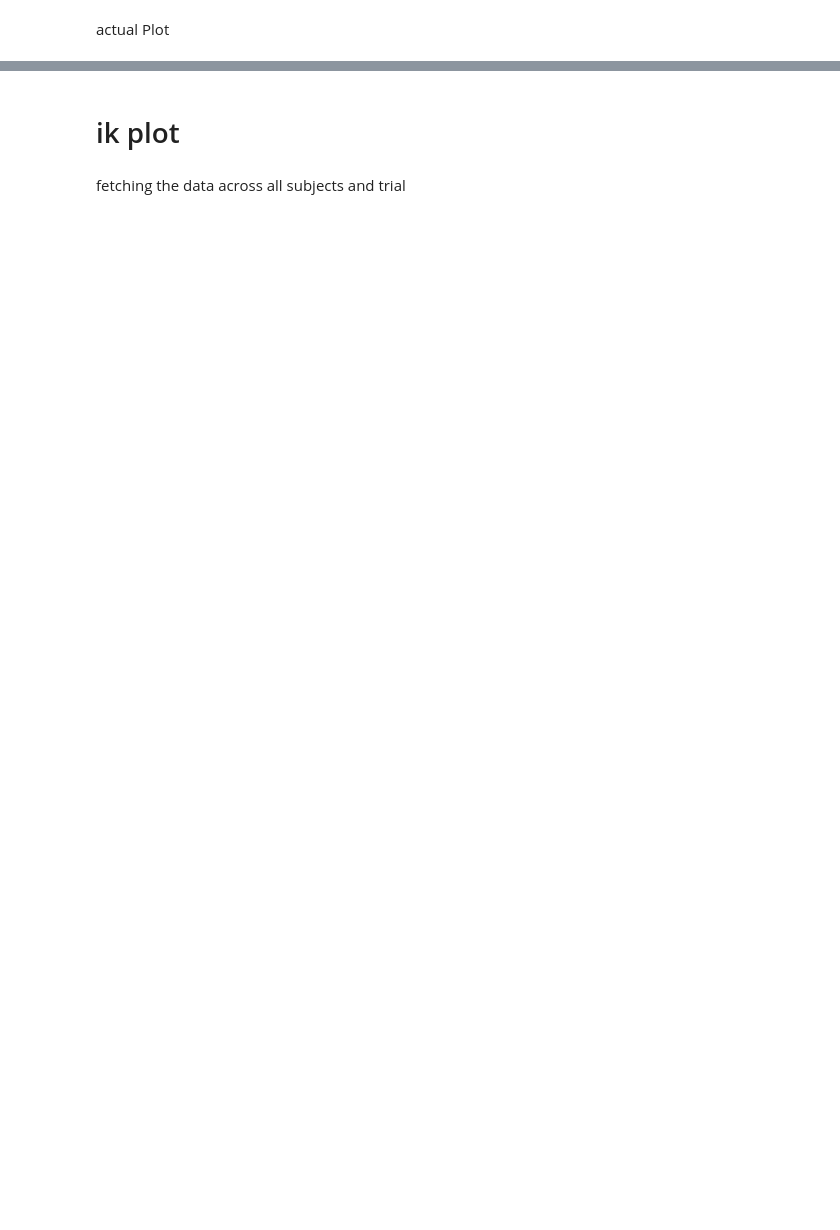
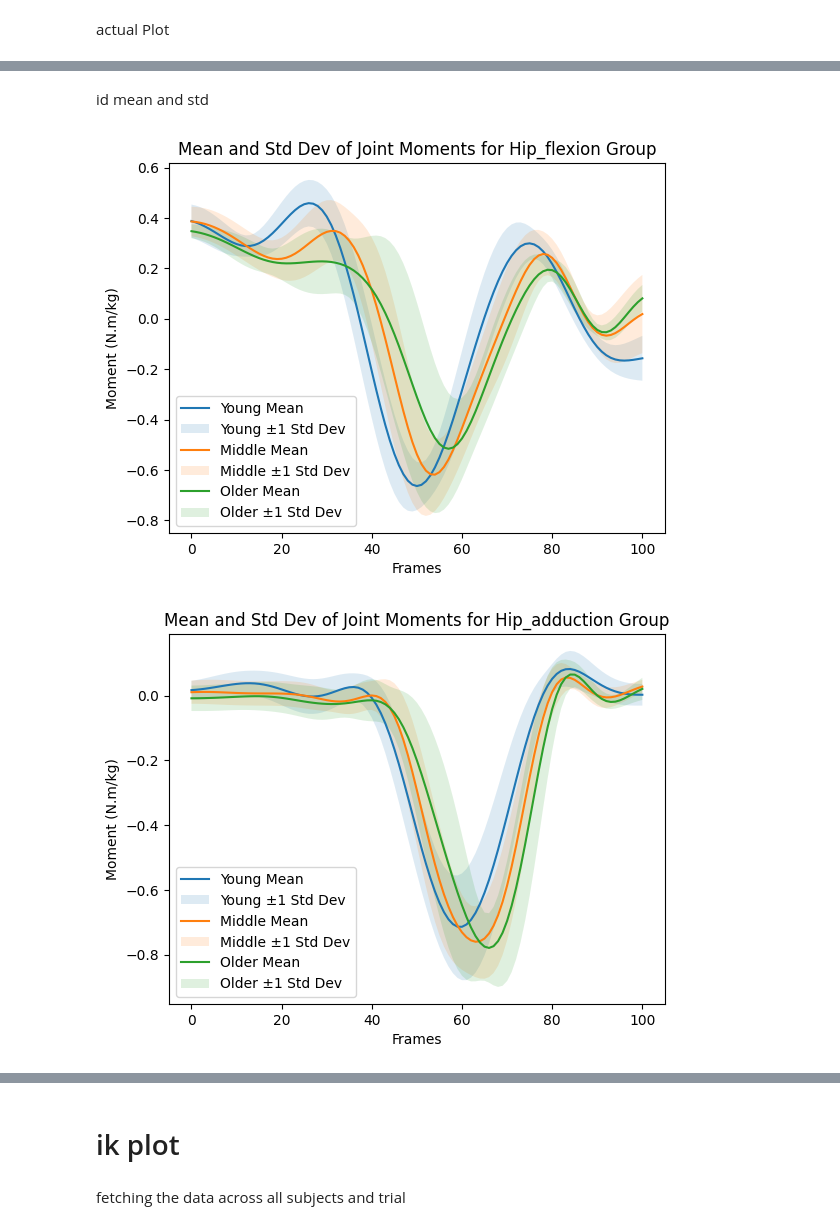
Before and after one commit to RiteshGupta-02/opensim_pipeline_batch_processing, a Jupyter notebook: graph/graph.ipynb, the cells around one changed output, grey strips where cells are left out. Saved outputs shown, nothing was run; the diff lists cells and outputs as text; code cells hidden in the pictures; blank space fills up the shorter version.

Commit message:
added mean and std plots

```diff
--- a/graph/graph.ipynb
+++ b/graph/graph.ipynb
@@ -662,0 +606,2 @@ plt.show()
+# %% [markdown]
+id mean and std
@@ -662,0 +632,18 @@ plt.show()
+# %%
+for joint_moment in joints:
+    for group in age_group.keys():
+        mean_values, std_values = globals()[f"{group}_mean_moment"], globals()[f"{group}_std_moment"]
+        plt.plot(mean_values[joint_moment], label=f"{group.capitalize()} Mean")
+        plt.fill_between(range(len(mean_values[joint_moment])),
+                         mean_values[joint_moment] - std_values[joint_moment],
+                         mean_values[joint_moment] + std_values[joint_moment],
+                         alpha=0.15, label=f"{group.capitalize()} ±1 Std Dev")
+    plt.title(f"Mean and Std Dev of Joint Moments for {joint_moment.capitalize()} Group")
+    plt.xlabel("Frames")
+    plt.ylabel("Moment (N.m/kg)")
+    plt.legend()
+    plt.savefig(f"plots\\{joint_moment}_moment_mean_std.png")
+    plt.show()
+# %% [output]
+[figure, added]
+[figure, added]
```
Also changed, not shown: parts of 22 cells of this notebook.
